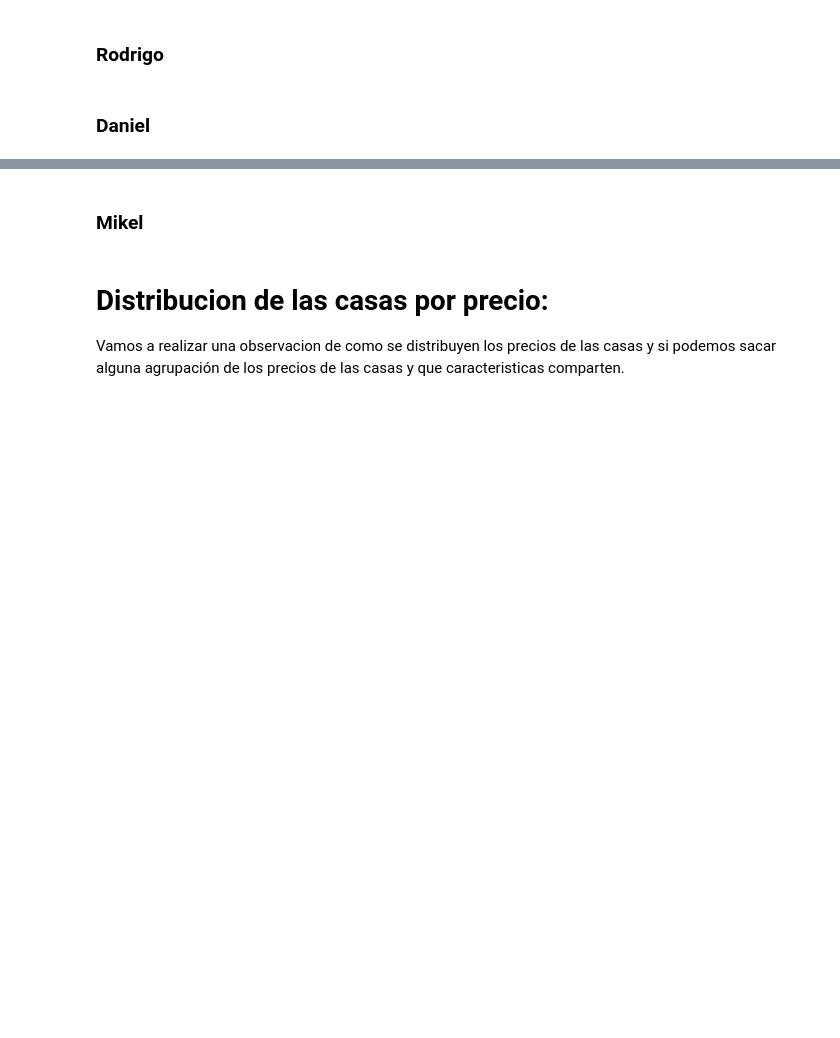
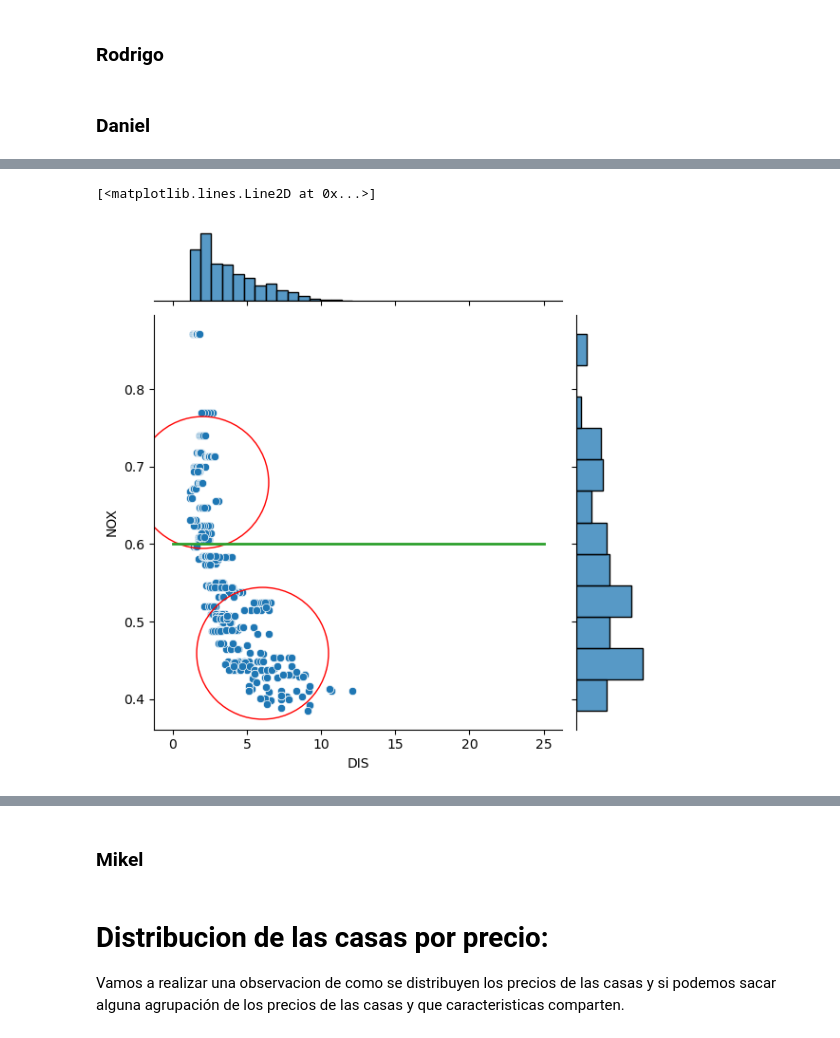
Before and after one commit to amejosecar/boston_DSPT, a Jupyter notebook: boston_requerimiento.ipynb, the cells around one changed output, grey strips where cells are left out. Drawn from its saved outputs; the diff is of its cells as text; code cells hidden in the pictures; blank space fills up the shorter version.

```diff
--- a/boston_requerimiento.ipynb
+++ b/boston_requerimiento.ipynb
@@ -106,0 +154,8 @@ No se observan valores faltantes por lo tanto no es necesario , a priori, hacer
+# %%
+a = sns.jointplot(x=df_boston["DIS"], y=df_boston["NOX"], data=df_boston)
+a.ax_joint.plot([6],[0.46],'o',ms=100 , mec='r', mfc='none')
+a.ax_joint.plot([2],[0.68],'o',ms=100 , mec='r', mfc='none')
+plt.plot([0, 25], [0.6, 0.6], linewidth=2)
+# %% [output]
+[<matplotlib.lines.Line2D at 0x...>]
+[figure, added]
```
Also changed, not shown: parts of 9 cells of this notebook.
